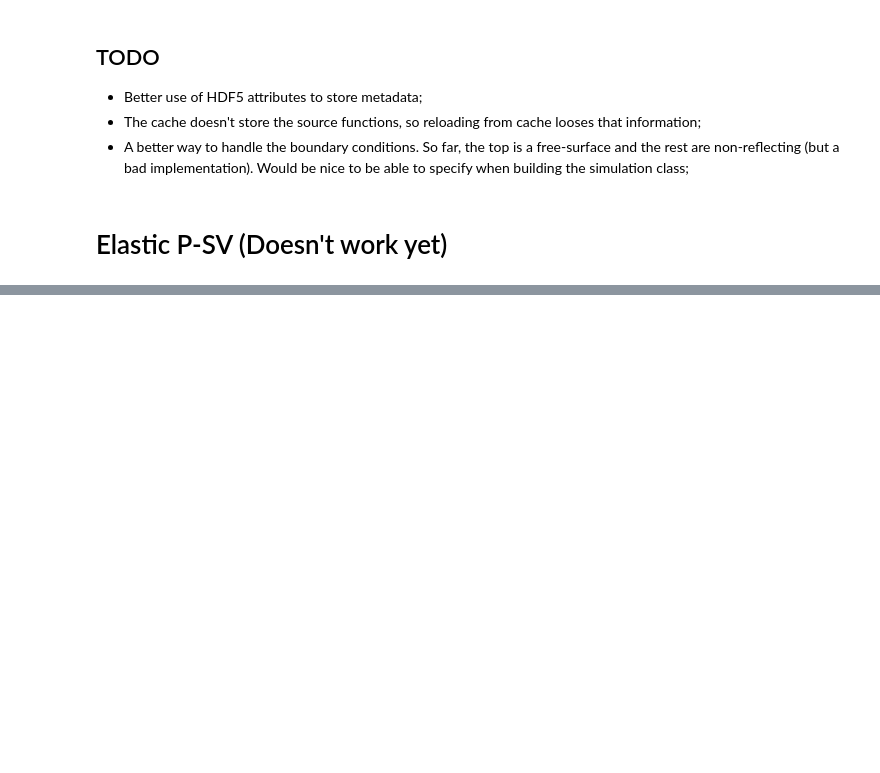
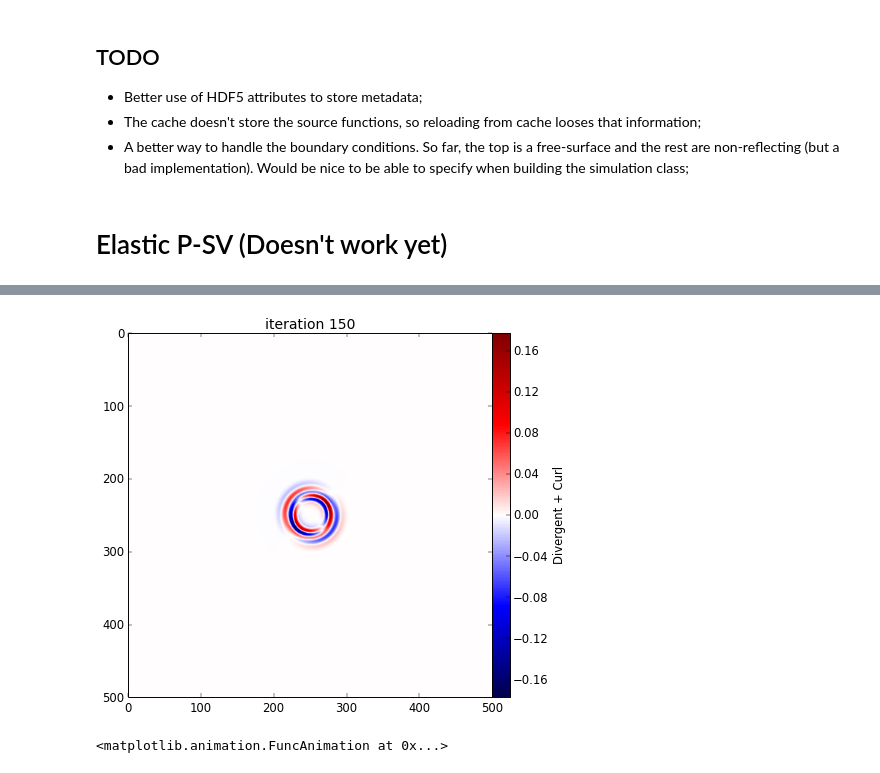
Before and after one commit to fatiando/prototypes, a Jupyter notebook: wavefd-simulation-class.ipynb, the cells around one changed output, grey strips where cells are left out. Saved outputs shown, nothing was run; the diff lists cells and outputs as text; code cells hidden in the pictures; blank space fills up the shorter version.

```diff
--- a/wavefd-simulation-class.ipynb
+++ b/wavefd-simulation-class.ipynb
@@ -709,0 +737,8 @@ sim.animate_particles(every=5, scale=20, markersize=1, downsample=3, ax=ax, inte
+# %%
+sim.snapshot(150, embed=True)
+# %% [output]
+[figure, added]
+# %%
+sim.animate(every=10, cutoff=0.1, interval=50)
+# %% [output]
+<matplotlib.animation.FuncAnimation at 0x...>
```
Also changed, not shown: parts of 25 cells of this notebook.
